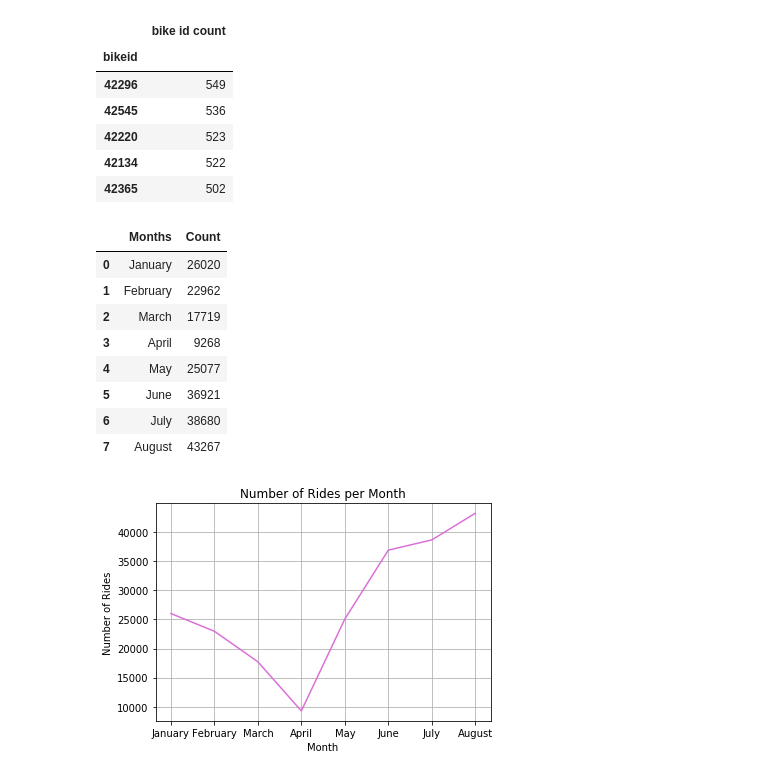
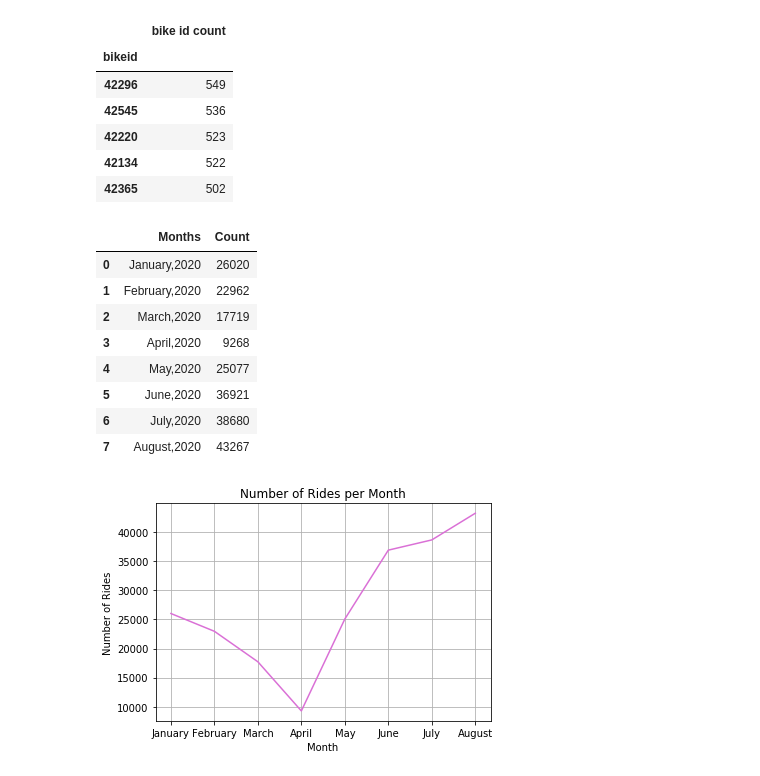
Before and after one commit to tnatoli29/Project_1, a Jupyter notebook: CitiBike/CitiBike 2020 Merge.ipynb, the cells around one changed output. Saved outputs shown, nothing was run; the diff lists cells and outputs as text; code cells hidden in the pictures.

```diff
--- a/CitiBike/CitiBike 2020 Merge.ipynb
+++ b/CitiBike/CitiBike 2020 Merge.ipynb
@@ -320,27 +293,27 @@ top5_bikes.head()
 # %%
 #Number of rides per month
 jan_rides = len(jan_2020_df["gender"])
 feb_rides = len(feb_2020_df["gender"])
 mar_rides = len(mar_2020_df["gender"])
 apr_rides = len(apr_2020_df["gender"])
 may_rides = len(may_2020_df["gender"])
 june_rides= len(jun_2020_df["gender"])
 july_rides = len(jul_2020_df["gender"])
 aug_rides = len(aug_2020_df["gender"])
-months = {"Months": ["January","February","March","April","May","June","July","August"],
+months = {"Months": ["January,2020","February,2020","March,2020","April,2020","May,2020","June,2020","July,2020","August,2020"],
           "Count" : [jan_rides, feb_rides, mar_rides, apr_rides, may_rides, june_rides, july_rides, aug_rides]}
 total_rides = pd.DataFrame(months, columns = ["Months", "Count"])
 total_rides
 # %% [output]
 |  | Months | Count |
-| 0 | January | 26020 |
-| 1 | February | 22962 |
-| 2 | March | 17719 |
-| 3 | April | 9268 |
-| 4 | May | 25077 |
-| 5 | June | 36921 |
-| 6 | July | 38680 |
-| 7 | August | 43267 |
+| 0 | January,2020 | 26020 |
+| 1 | February,2020 | 22962 |
+| 2 | March,2020 | 17719 |
+| 3 | April,2020 | 9268 |
+| 4 | May,2020 | 25077 |
+| 5 | June,2020 | 36921 |
+| 6 | July,2020 | 38680 |
+| 7 | August,2020 | 43267 |
 # %%
 #Turn the total rides data frame into a line graph
 x_axis = total_rides["Months"]
```
Also changed, not shown: parts of 2 cells of this notebook.
